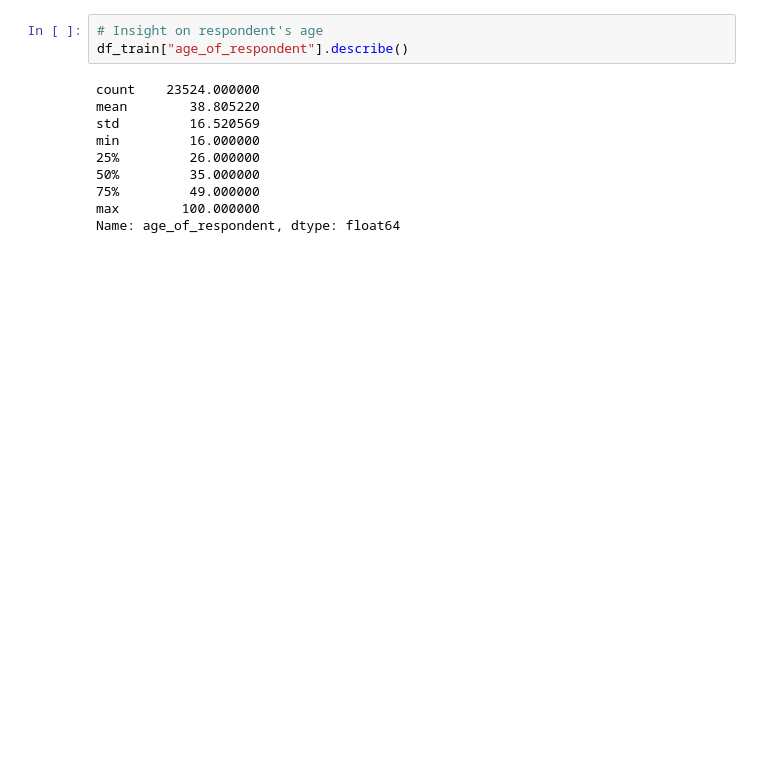
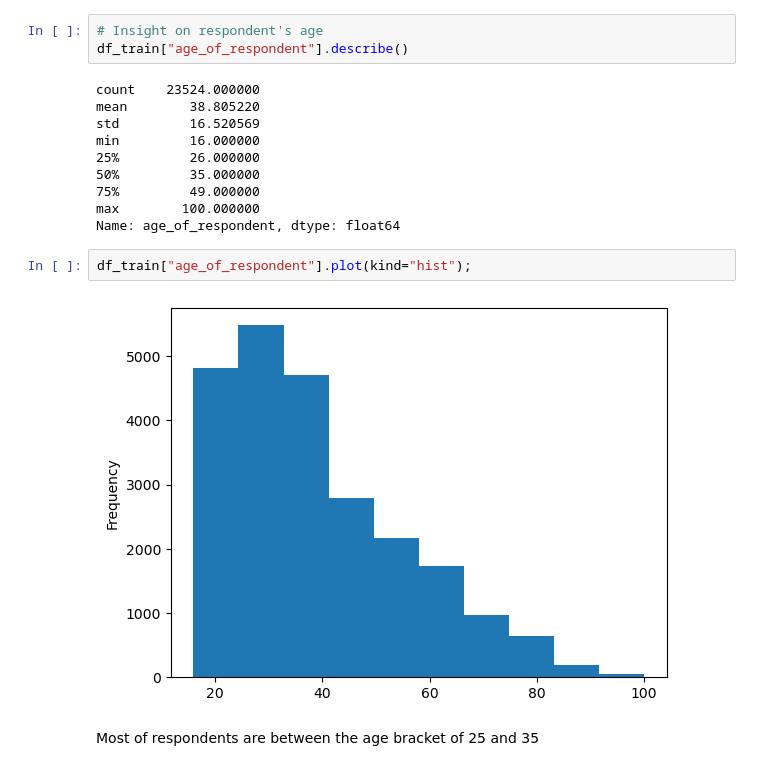
Before and after one commit to gidmak/financial_inclusion, a Jupyter notebook: EDA.ipynb, the cells around one changed output. Saved outputs shown, nothing was run; the diff lists cells and outputs as text; blank space fills up the shorter version.

```diff
--- a/EDA.ipynb
+++ b/EDA.ipynb
@@ -228,3 +229,9 @@ min         16.000000
 75%         49.000000
 max        100.000000
 Name: age_of_respondent, dtype: float64
+# %%
+df_train["age_of_respondent"].plot(kind="hist");
+# %% [output]
+[figure, added]
+# %% [markdown]
+Most of respondents are between the age bracket of 25 and 35
```
Also changed, not shown: parts of 29 cells of this notebook.
